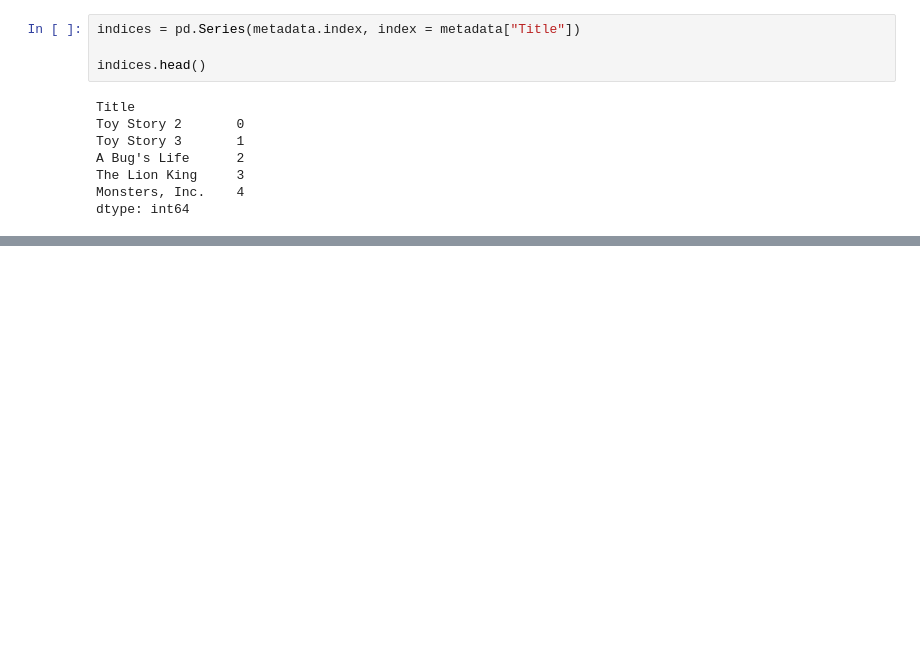
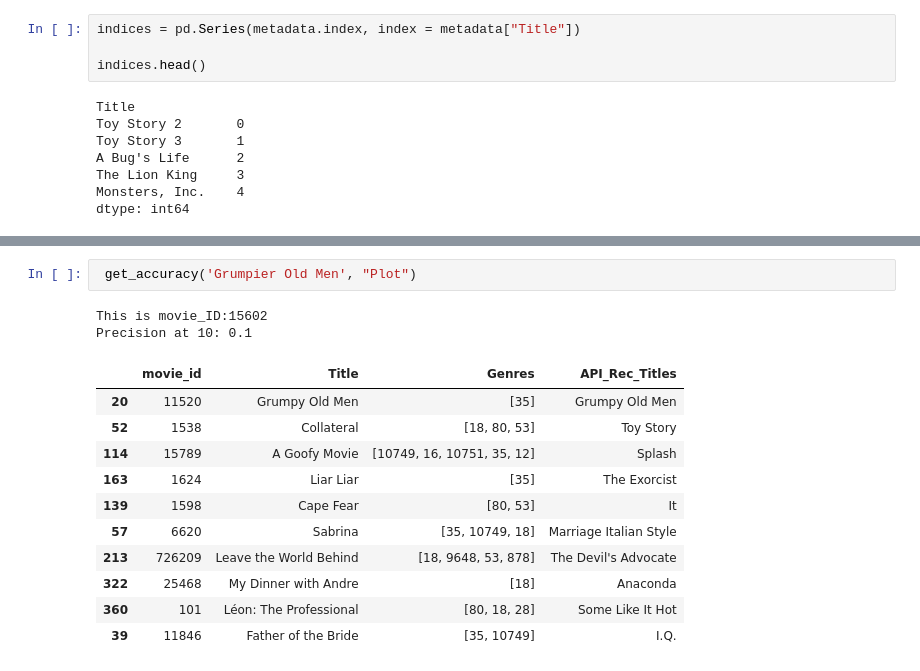
Before and after one commit to PeterTramm/Project-4, a Jupyter notebook: Notebooks/TMBD_Movie_rec.ipynb, the cells around one changed output, grey strips where cells are left out. Saved outputs shown, nothing was run; the diff lists cells and outputs as text; blank space fills up the shorter version.

```diff
--- a/Notebooks/TMBD_Movie_rec.ipynb
+++ b/Notebooks/TMBD_Movie_rec.ipynb
@@ -183,0 +229,16 @@ Therefore it would be a precision score of 2/10 = 0.2
+# %%
+ get_accuracy('Grumpier Old Men', "Plot")
+# %% [output]
+This is movie_ID:15602
+Precision at 10: 0.1
+|  | movie_id | Title | Genres | API_Rec_Titles |
+| 20 | 11520 | Grumpy Old Men | [35] | Grumpy Old Men |
+| 52 | 1538 | Collateral | [18, 80, 53] | Toy Story |
+| 114 | 15789 | A Goofy Movie | [10749, 16, 10751, 35, 12] | Splash |
+| 163 | 1624 | Liar Liar | [35] | The Exorcist |
+| 139 | 1598 | Cape Fear | [80, 53] | It |
+| 57 | 6620 | Sabrina | [35, 10749, 18] | Marriage Italian Style |
+| 213 | 726209 | Leave the World Behind | [18, 9648, 53, 878] | The Devil's Advocate |
+| 322 | 25468 | My Dinner with Andre | [18] | Anaconda |
+| 360 | 101 | Léon: The Professional | [80, 18, 28] | Some Like It Hot |
+| 39 | 11846 | Father of the Bride | [35, 10749] | I.Q. |
```
Also changed, not shown: parts of 60 cells of this notebook, 1 other file.
